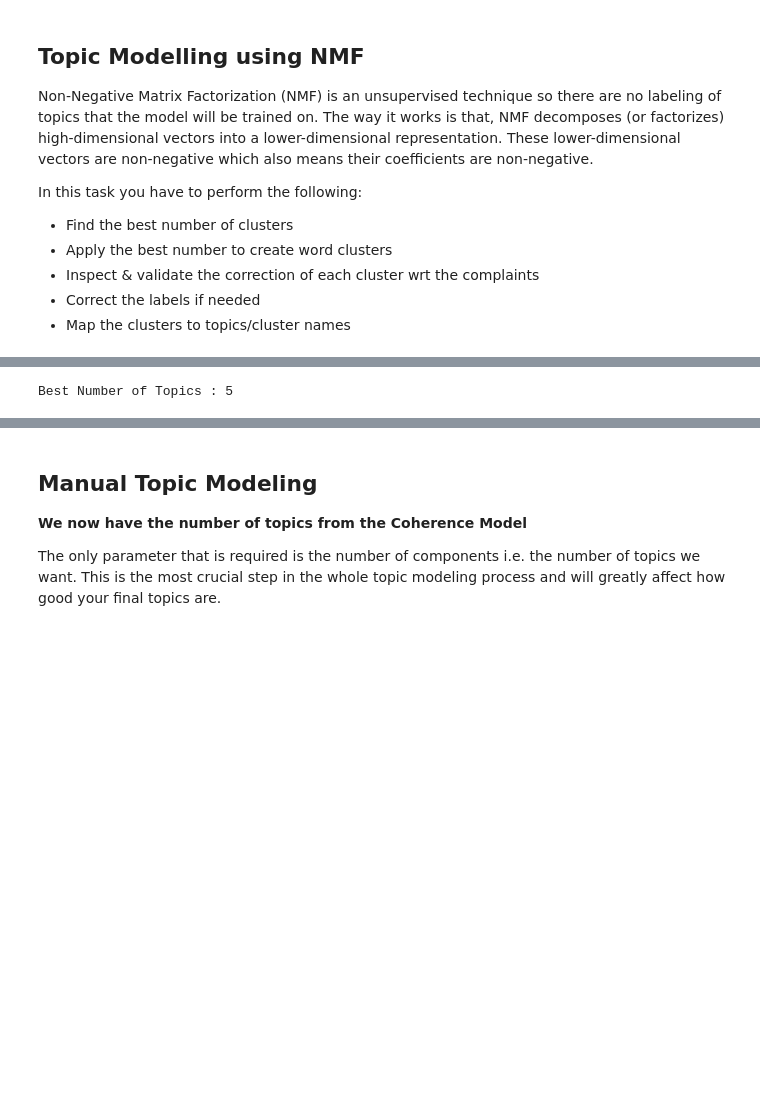
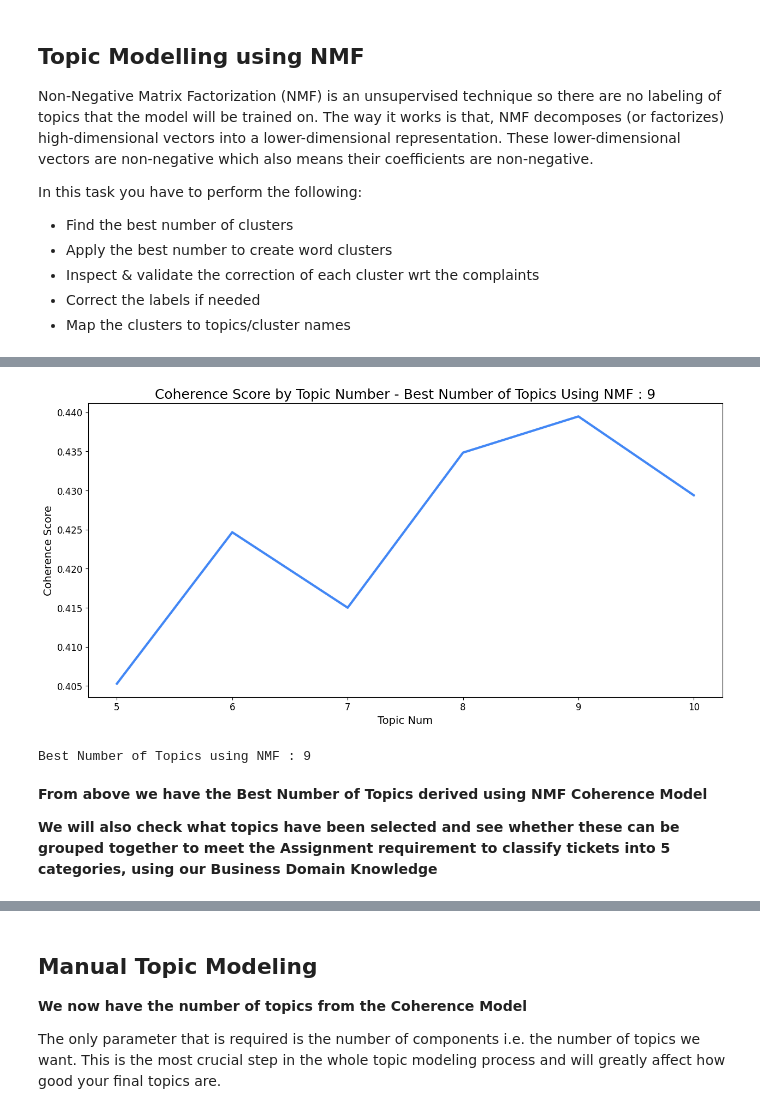
Before and after one commit to ShashankPawas/NLP-Ticket-Classification, a Jupyter notebook: Automatic_Ticket_Classification_Assignment-ShashankPawaskar_Final.ipynb, the cells around one changed output, grey strips where cells are left out. Saved outputs shown, nothing was run; the diff lists cells and outputs as text; code cells hidden in the pictures; blank space fills up the shorter version.

```diff
--- a/Automatic_Ticket_Classification_Assignment-ShashankPawaskar_Final.ipynb
+++ b/Automatic_Ticket_Classification_Assignment-ShashankPawaskar_Final.ipynb
@@ -716,4 +749,4 @@ dictionary.filter_extremes(
 corpus = [dictionary.doc2bow(text) for text in dataset]
 # %%
 # Create a list of the topic numbers we want to try
-topic_nums = list(np.arange(5, 10, 1))
+topic_nums = list(np.arange(5, 11))
@@ -754,5 +796,29 @@ best_num_topics = sorted(scores, key=itemgetter(1), reverse=True)[0][0]
+# %%
+# Plot the results
+fig = plt.figure(figsize=(15, 7))
+
+plt.plot(
+    topic_nums,
+    nmf_coherence_scores,
+    linewidth=3,
+    color='#4287f5'
+)
+
+plt.xlabel("Topic Num", fontsize=14)
+plt.ylabel("Coherence Score", fontsize=14)
+plt.title('Coherence Score by Topic Number - Best Number of Topics Using NMF : {}'.format(best_num_topics_nmf), fontsize=18)
+plt.xticks(np.arange(5, max(topic_nums) + 1, 1), fontsize=12)
+plt.yticks(fontsize=12)
+
+plt.show()
+# %% [output]
+[figure, added]
 # %%
 # Print Scores
-print(color.BOLD+color.CYAN+"Best Number of Topics : "+str(best_num_topics)+color.END)
+print(color.BOLD+color.CYAN+"Best Number of Topics using NMF : "+str(best_num_topics_nmf)+color.END)
 # %% [output]
-Best Number of Topics : 5
+Best Number of Topics using NMF : 9
+# %% [markdown]
+**From above we have the Best Number of Topics derived using NMF Coherence Model**
+
+**We will also check what topics have been selected and see whether these can be grouped together to meet the Assignment requirement to classify tickets into 5 categories, using our Business Domain Knowledge**
```
Also changed, not shown: parts of 54 cells of this notebook, 2 other files.
